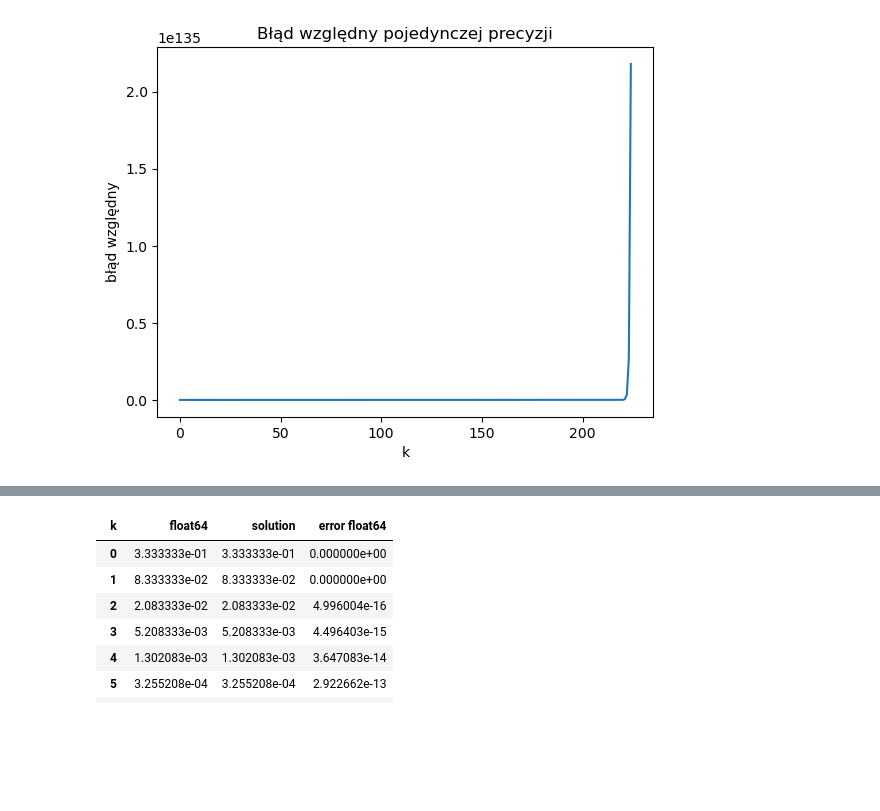
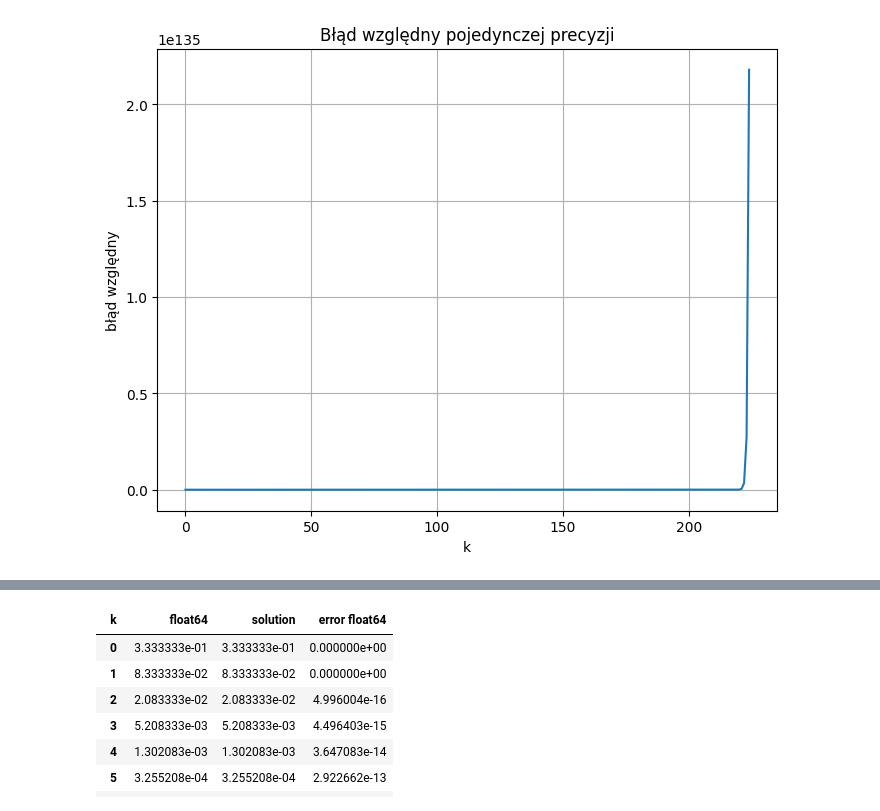
Before and after one commit to domino644/mownit, a Jupyter notebook: lab1/zad2.ipynb, the cells around one changed output, grey strips where cells are left out. Drawn from its saved outputs; the diff is of its cells as text; code cells hidden in the pictures; blank space fills up the shorter version.

```diff
--- a/lab1/zad2.ipynb
+++ b/lab1/zad2.ipynb
@@ -63,12 +77,14 @@ plt.show()
 # %%
 xs = np.arange(0,225)
+plt.figure(figsize=(8,6))
+plt.grid(visible=True)
 ys_float_32_error = abs(ys_float_32 - ys_cmp225)/ys_cmp225
 plt.plot(xs,ys_float_32_error)
 plt.title("Błąd względny pojedynczej precyzji")
 plt.xlabel('k')
 plt.ylabel("błąd względny")
 plt.show()
 # %% [output]
-[figure, old version]
+[figure, new version]
 # %%
 xs = np.arange(0,225)
```
Also changed, not shown: parts of 9 cells of this notebook.
